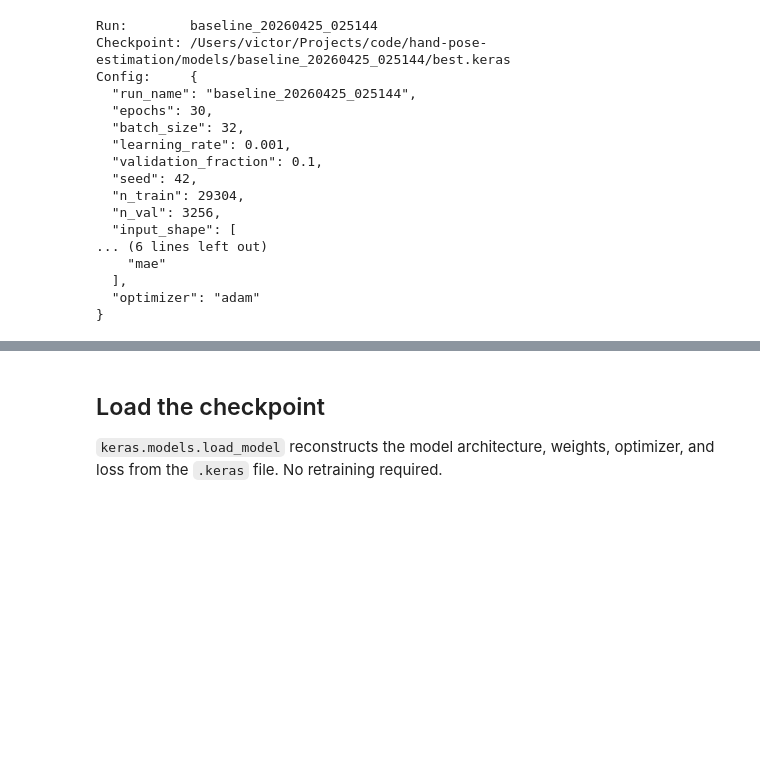
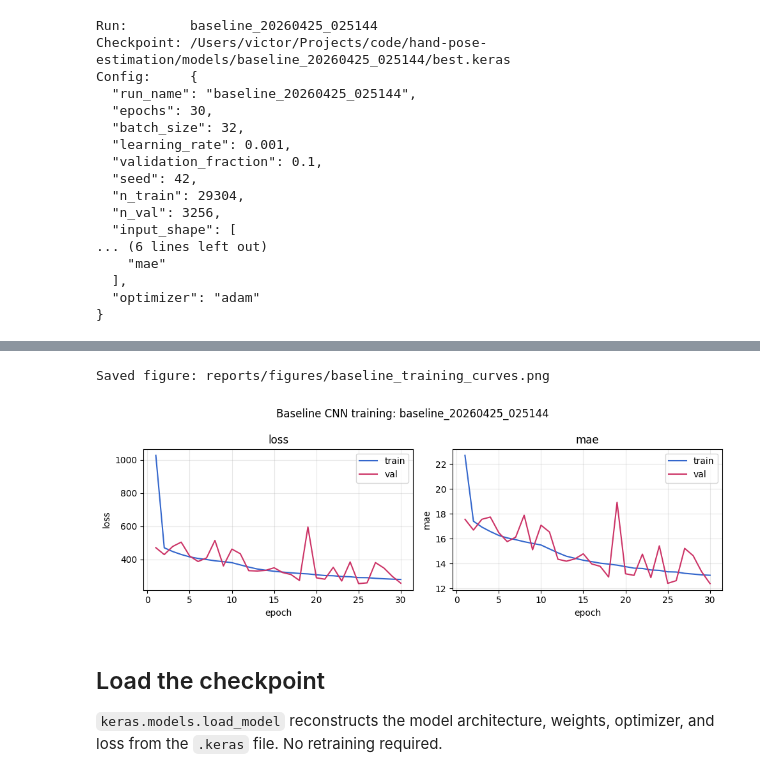
Before and after one commit to VictorJohansen/hand-pose-estimation, a Jupyter notebook: notebooks/load_baseline.ipynb, the cells around one changed output, grey strips where cells are left out. Drawn from its saved outputs; the diff is of its cells as text; code cells hidden in the pictures; blank space fills up the shorter version.

```diff
--- a/notebooks/load_baseline.ipynb
+++ b/notebooks/load_baseline.ipynb
@@ -55,3 +59,15 @@ Config:     {
+# %%
+from src.evaluation.training_curves import load_history, plot_training_curves
+from src.evaluation.overlays import save_figure
+
+history = load_history(run_dir.name)
+fig = plot_training_curves(history, suptitle=f'Baseline CNN training: {run_dir.name}')
+saved_path = save_figure(fig, 'baseline_training_curves')
+print(f'Saved figure: {saved_path.relative_to(project_root)}')
+plt.show()
+# %% [output]
+Saved figure: reports/figures/baseline_training_curves.png
+[figure, added]
 # %% [markdown]
 ## Load the checkpoint
 
```
Also changed, not shown: parts of 3 cells of this notebook, 1 other file.
